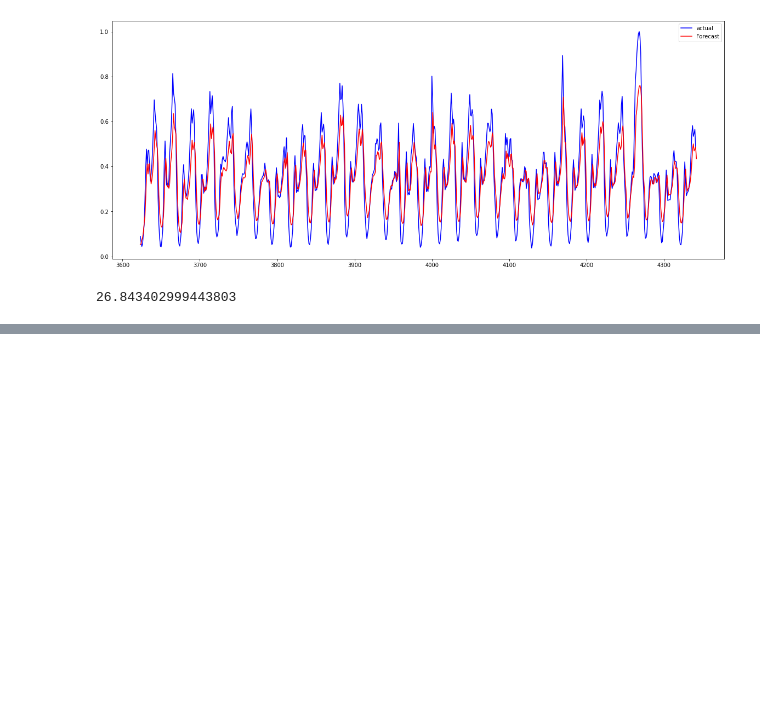
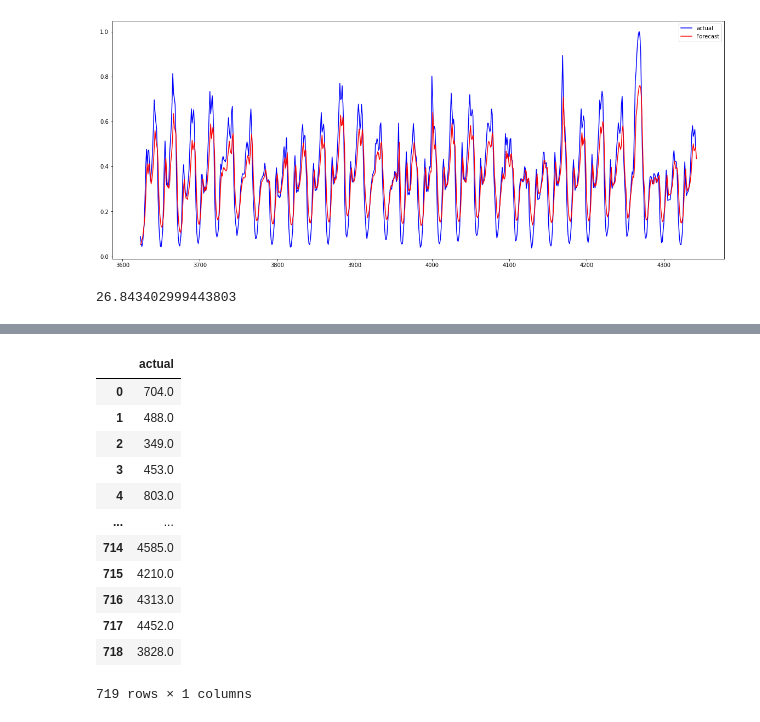
Before and after one commit to Sylvainj1/uber-times-series, a Jupyter notebook: models/sarimax_scaler_autoarima.ipynb, the cells around one changed output, grey strips where cells are left out. Saved outputs shown, nothing was run; the diff lists cells and outputs as text; code cells hidden in the pictures; blank space fills up the shorter version.

```diff
--- a/models/sarimax_scaler_autoarima.ipynb
+++ b/models/sarimax_scaler_autoarima.ipynb
@@ -381,3 +381,6 @@ evaluating
 import pickle
 
 pickle.dump(results, open('model_sarimax.pkl','wb'))
+# %%
+y_test = sc_out.inverse_transform(y_test[['pickups_hour_after']])
+y_test
@@ -383,0 +405,21 @@ pickle.dump(results, open('model_sarimax.pkl','wb'))
+# %%
+y_test = pd.DataFrame(y_test,columns=['actual'])
+y_test
+
+y_test.to_csv('../y_test_sarimax.csv', index=False)
+# %%
+y_test
+# %% [output]
+|  | actual |
+| 0 | 704.0 |
+| 1 | 488.0 |
+| 2 | 349.0 |
+| 3 | 453.0 |
+| 4 | 803.0 |
+| ... | ... |
+| 714 | 4585.0 |
+| 715 | 4210.0 |
+| 716 | 4313.0 |
+| 717 | 4452.0 |
+| 718 | 3828.0 |
+719 rows × 1 columns
```
Also changed, not shown: parts of 2 cells of this notebook, 14 other files.
